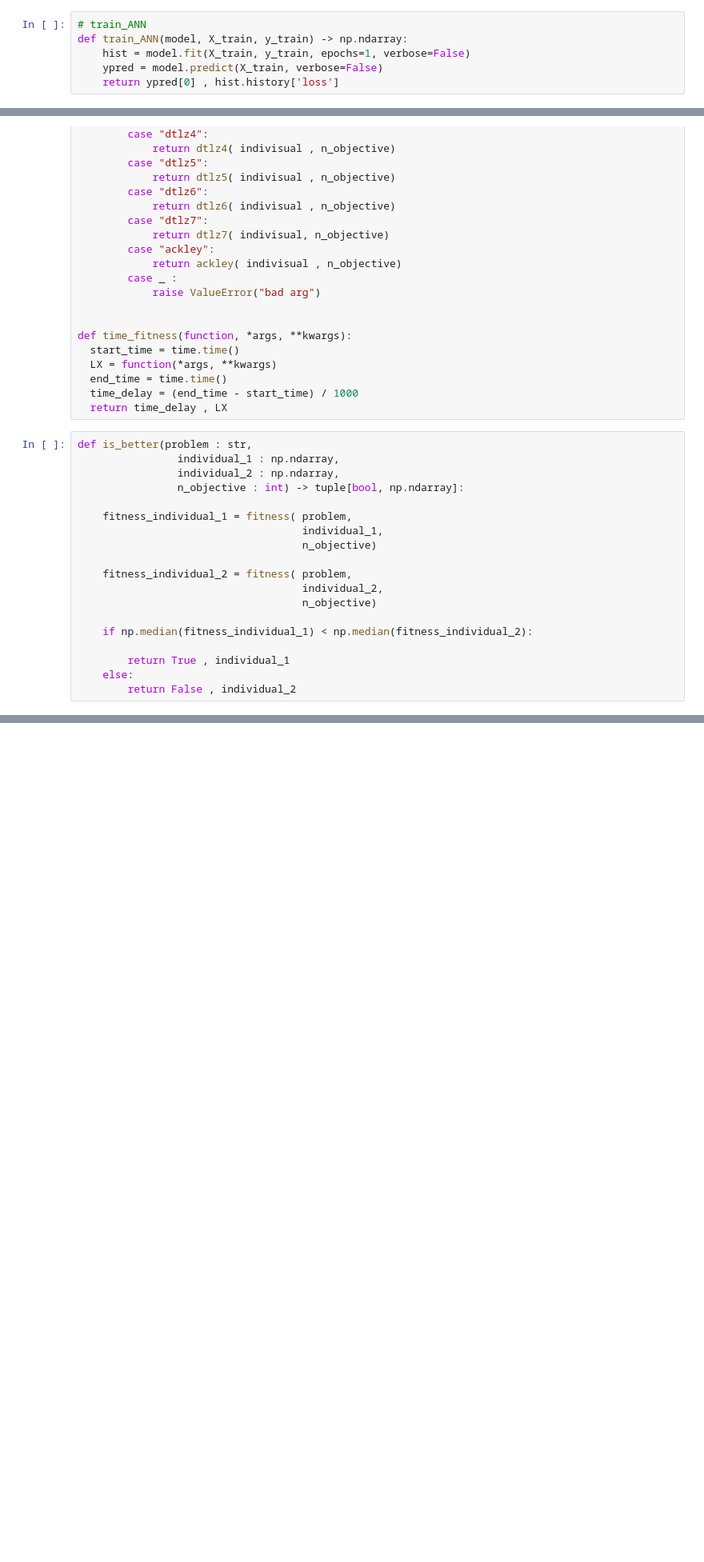
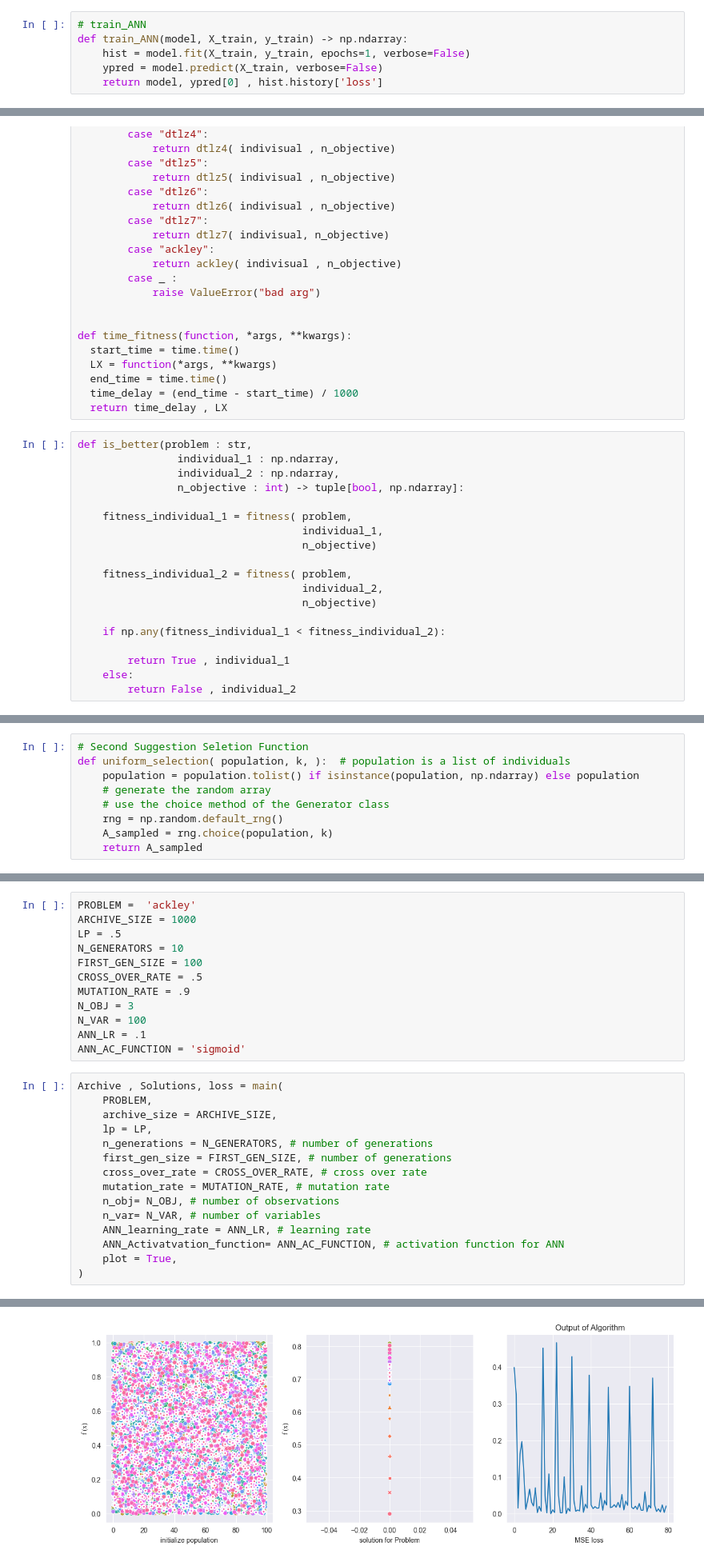
Before and after one commit to amirhu37/LEO, a Jupyter notebook: LEO.ipynb, the cells around one changed output, grey strips where cells are left out. Shown: that part at 80% size. Cells and saved outputs as stored; diff of their text form; blank space fills up the shorter version.

```diff
--- a/LEO.ipynb
+++ b/LEO.ipynb
@@ -250,4 +258,4 @@ def initialize_ANN(n_var, lr = 0.1):
 def train_ANN(model, X_train, y_train) -> np.ndarray:
     hist = model.fit(X_train, y_train, epochs=1, verbose=False)
     ypred = model.predict(X_train, verbose=False)
-    return ypred[0] , hist.history['loss']
+    return model, ypred[0] , hist.history['loss']
@@ -456,7 +389,7 @@ def is_better(problem : str,
                                     individual_2,
                                     n_objective)
 
-    if np.median(fitness_individual_1) < np.median(fitness_individual_2):
+    if np.any(fitness_individual_1 < fitness_individual_2):
 
         return True , individual_1
     else:
@@ -484,3 +397,12 @@ def selection(problem : str,
+# %%
+# Second Suggestion Seletion Function
+def uniform_selection( population, k, ):  # population is a list of individuals
+    population = population.tolist() if isinstance(population, np.ndarray) else population
+    # generate the random array
+    # use the choice method of the Generator class
+    rng = np.random.default_rng()
+    A_sampled = rng.choice(population, k)
+    return A_sampled
 # %%
 def main(
     Problem : object,
@@ -578,0 +498,28 @@ Archive.shape
+# %%
+PROBLEM =  'ackley'
+ARCHIVE_SIZE = 1000
+LP = .5
+N_GENERATORS = 10
+FIRST_GEN_SIZE = 100
+CROSS_OVER_RATE = .5
+MUTATION_RATE = .9
+N_OBJ = 3
+N_VAR = 100
+ANN_LR = .1
+ANN_AC_FUNCTION = 'sigmoid'
+# %%
+Archive , Solutions, loss = main(
+    PROBLEM,
+    archive_size = ARCHIVE_SIZE,
+    lp = LP,
+    n_generations = N_GENERATORS, # number of generations
+    first_gen_size = FIRST_GEN_SIZE, # number of generations
+    cross_over_rate = CROSS_OVER_RATE, # cross over rate
+    mutation_rate = MUTATION_RATE, # mutation rate
+    n_obj= N_OBJ, # number of observations
+    n_var= N_VAR, # number of variables
+    ANN_learning_rate = ANN_LR, # learning rate
+    ANN_Activatvation_function= ANN_AC_FUNCTION, # activation function for ANN
+    plot = True,
+)
+# %% [output]
@@ -578,0 +531 @@ Archive.shape
+[figure, added]
```
Also changed, not shown: parts of 41 cells of this notebook, 1 other file.
